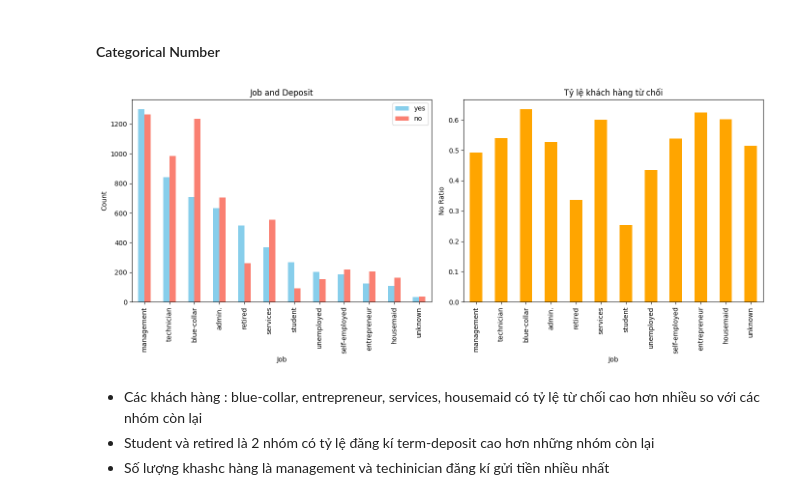
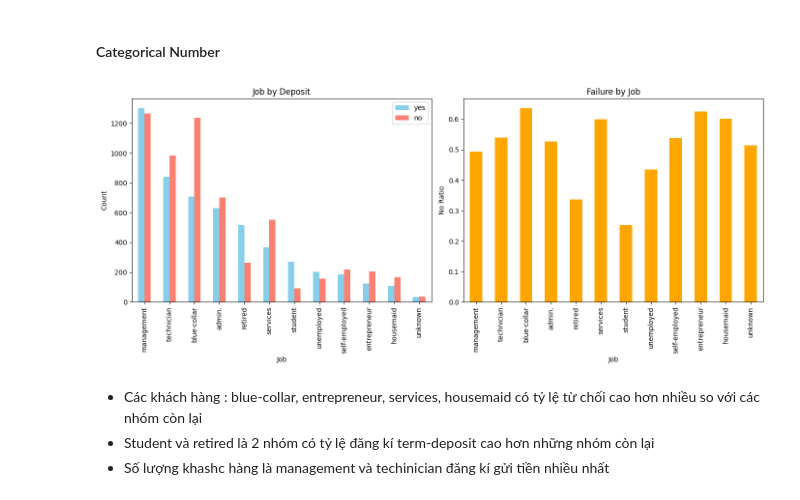
Before and after one commit to TuyetMay/Bank, a Jupyter notebook: FDA_Final Project.ipynb, the cells around one changed output. Cells and saved outputs as stored; diff of their text form; code cells hidden in the pictures.

```diff
--- a/FDA_Final Project.ipynb
+++ b/FDA_Final Project.ipynb
@@ -134,0 +355,27 @@ df['duration'].nunique()
+# %%
+Q1_duration = df['duration'].quantile(0.25)
+Q3_duration = df['duration'].quantile(0.75)
+
+IQR_duration = Q3_duration - Q1_duration
+
+lower_bound_duration = Q1_duration - 1.5 * IQR_duration
+upper_bound_duration = Q3_duration + 1.5 * IQR_duration
+
+print(f"Ngưỡng dưới cho duration: {lower_bound_duration}")
+print(f"Ngưỡng trên cho duration: {upper_bound_duration}")
+
+# Tìm các giá trị outlier trên upper bound
+outliers_upper_duration = df[df['duration'] > upper_bound_duration]
+
+# Tính giá trị trung bình của nhóm outlier
+mean_outlier_upper_duration = outliers_upper_duration['duration'].mean()
+
+# Thay thế các giá trị outlier trên upper bound bằng giá trị trung bình của nhóm outlier
+df.loc[df['duration'] > upper_bound_duration, 'duration'] = int(mean_outlier_upper_duration)
+
+# Xóa các hàng có duration dưới lower bound
+df = df[df['duration'] >= lower_bound_duration]
+
+# Hiển thị kết quả
+print(mean_outlier_upper_duration)
+df
@@ -134,0 +438,14 @@ df['duration'].nunique()
+# %%
+# Step 1: Tính giá trị trung bình cho campaign > 27
+mean_27 = df[df['campaign'] > 27]['campaign'].mean()
+
+print(f"Giá trị trung bình cho campaign từ 27: {mean_27}")
+
+# Step 2: Gán giá trị trung bình vào các hàng có campaign > 27
+df.loc[df['campaign'] > 27, 'campaign'] = mean_27
+
+# Step 3 (Tùy chọn): Nếu muốn làm tròn giá trị trung bình về số nguyên
+df['campaign'] = df['campaign'].round().astype(int)
+
+# Kiểm tra kết quả
+print(df['campaign'])
@@ -242,27 +573,27 @@ plt.show()
 # %%
 j_df = pd.DataFrame()
 j_df['yes'] = df[df['deposit'] == 'yes']['job'].value_counts()
 j_df['no'] = df[df['deposit'] == 'no']['job'].value_counts()
 
 j_df['no_ratio'] = j_df['no'] / (j_df['yes'] + j_df['no'])
 
 fig, axes = plt.subplots(1, 2, figsize=(14, 6))
 
 # Biểu đồ 1: Số lượng khách hàng 'yes' và 'no' theo công việc
-j_df[['yes', 'no']].plot.bar(ax=axes[0], title='Job and Deposit', color=['skyblue', 'salmon'])
+j_df[['yes', 'no']].plot.bar(ax=axes[0], title='Job by Deposit', color=['skyblue', 'salmon'])
 axes[0].set_xlabel('Job')
 axes[0].set_ylabel('Count')
 
 # Biểu đồ 2: Tỷ lệ khách hàng 'no' theo công việc
-j_df['no_ratio'].plot.bar(ax=axes[1], title='Tỷ lệ khách hàng từ chối', color='orange')
+j_df['no_ratio'].plot.bar(ax=axes[1], title='Failure by Job', color='orange')
 axes[1].set_xlabel('Job')
 axes[1].set_ylabel('No Ratio')
 
 # Hiển thị hai biểu đồ cạnh nhau
 plt.tight_layout()
 plt.show()
 # %% [output]
-[figure, old version]
+[figure, new version]
 # %% [markdown]
 + Các khách hàng : blue-collar, entrepreneur, services, housemaid có tỷ lệ từ chối cao hơn nhiều so với các nhóm còn lại
 + Student và retired là 2 nhóm có tỷ lệ đăng kí term-deposit cao hơn những nhóm còn lại
```
Also changed, not shown: parts of 61 cells of this notebook.
